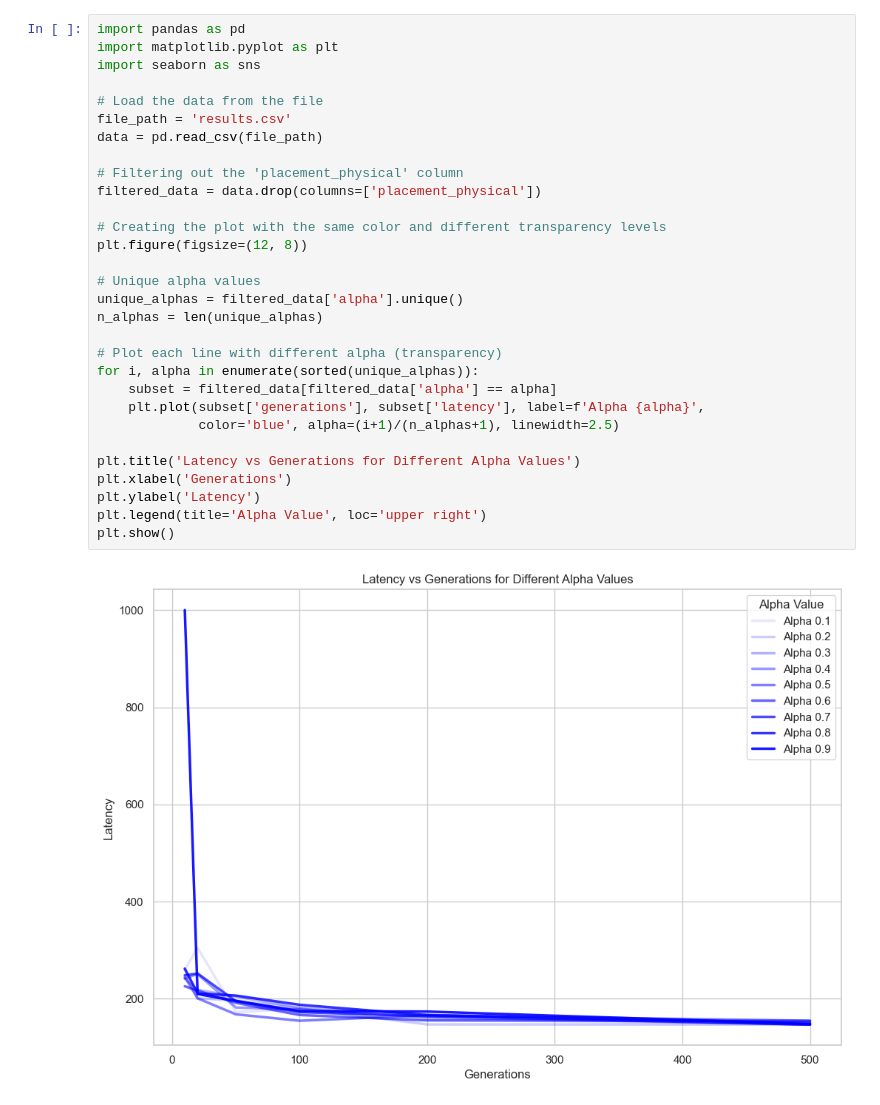
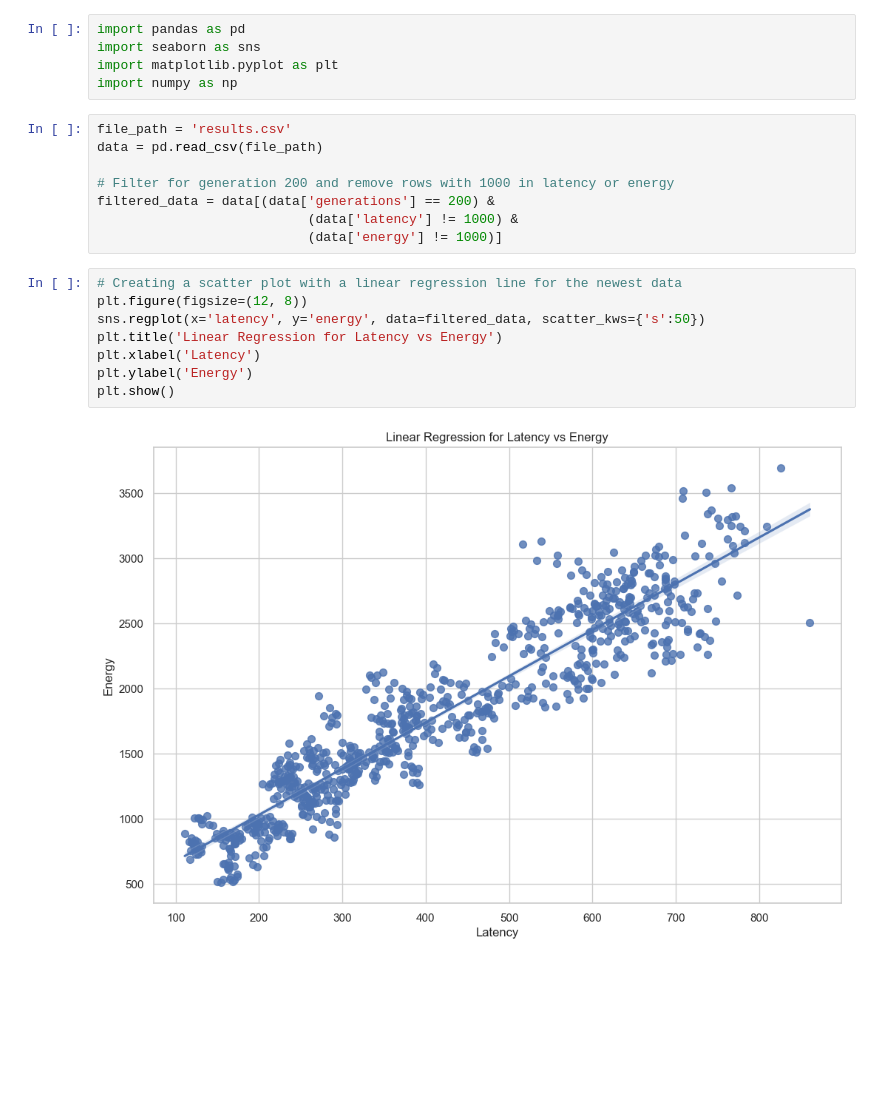
Before and after one commit to mpgallage/computing-continuum-simulator, a Jupyter notebook: analysis.ipynb, the cells around one changed output. Saved outputs shown, nothing was run; the diff lists cells and outputs as text; blank space fills up the shorter version.

```diff
--- a/analysis.ipynb
+++ b/analysis.ipynb
@@ -1,33 +1,24 @@
+# %%
+import pandas as pd
+import seaborn as sns
+import matplotlib.pyplot as plt
+import numpy as np
+# %%
+file_path = 'results.csv'
+data = pd.read_csv(file_path)
+
+# Filter for generation 200 and remove rows with 1000 in latency or energy
+filtered_data = data[(data['generations'] == 200) &
+                           (data['latency'] != 1000) &
+                           (data['energy'] != 1000)]
 # %%
-import pandas as pd
-import matplotlib.pyplot as plt
-import seaborn as sns
-
-# Load the data from the file
-file_path = 'results.csv'
-data = pd.read_csv(file_path)
-
-# Filtering out the 'placement_physical' column
-filtered_data = data.drop(columns=['placement_physical'])
-
-# Creating the plot with the same color and different transparency levels
+# Creating a scatter plot with a linear regression line for the newest data
 plt.figure(figsize=(12, 8))
-
-# Unique alpha values
-unique_alphas = filtered_data['alpha'].unique()
-n_alphas = len(unique_alphas)
-
-# Plot each line with different alpha (transparency)
-for i, alpha in enumerate(sorted(unique_alphas)):
-    subset = filtered_data[filtered_data['alpha'] == alpha]
-    plt.plot(subset['generations'], subset['latency'], label=f'Alpha {alpha}',
-             color='blue', alpha=(i+1)/(n_alphas+1), linewidth=2.5)
-
-plt.title('Latency vs Generations for Different Alpha Values')
-plt.xlabel('Generations')
-plt.ylabel('Latency')
-plt.legend(title='Alpha Value', loc='upper right')
+sns.regplot(x='latency', y='energy', data=filtered_data, scatter_kws={'s':50})
+plt.title('Linear Regression for Latency vs Energy')
+plt.xlabel('Latency')
+plt.ylabel('Energy')
 plt.show()
 # %% [output]
-[figure, old version]
+[figure, new version]
 # %%
```
Also changed, not shown: parts of 4 cells of this notebook, 1 other file.
